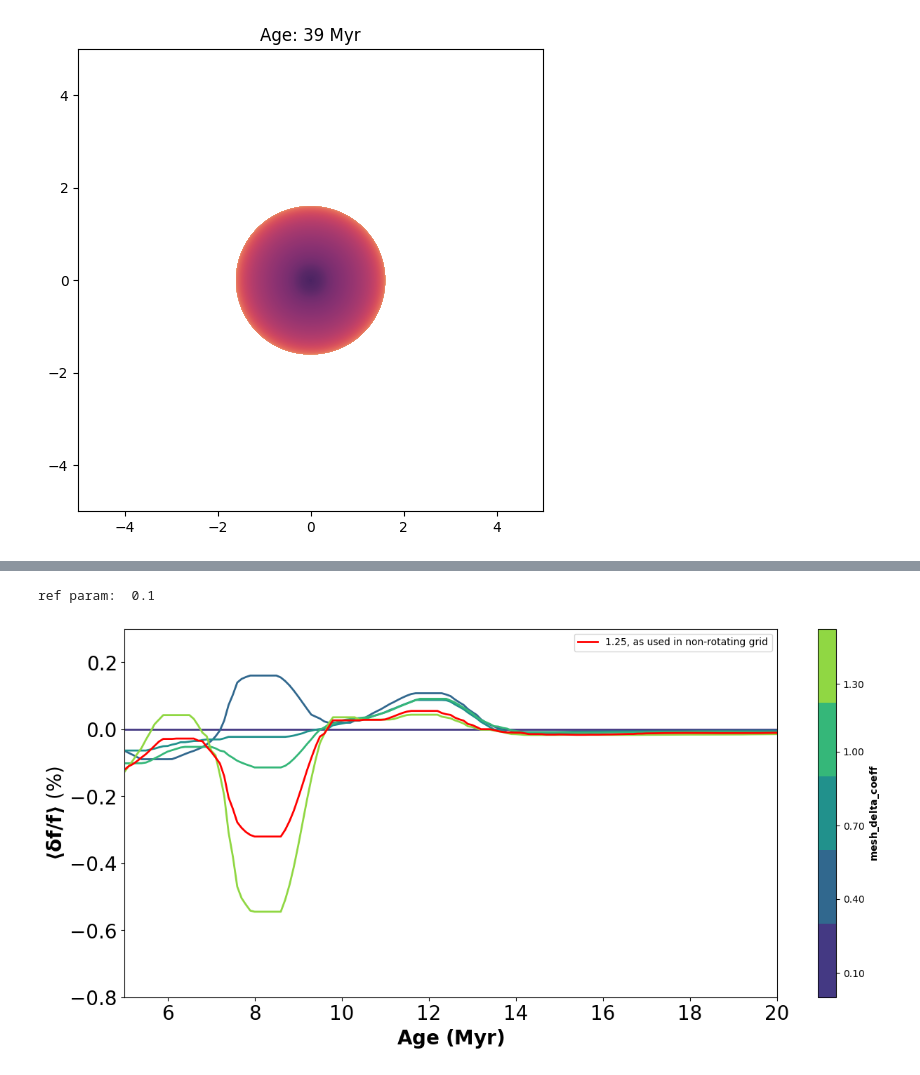
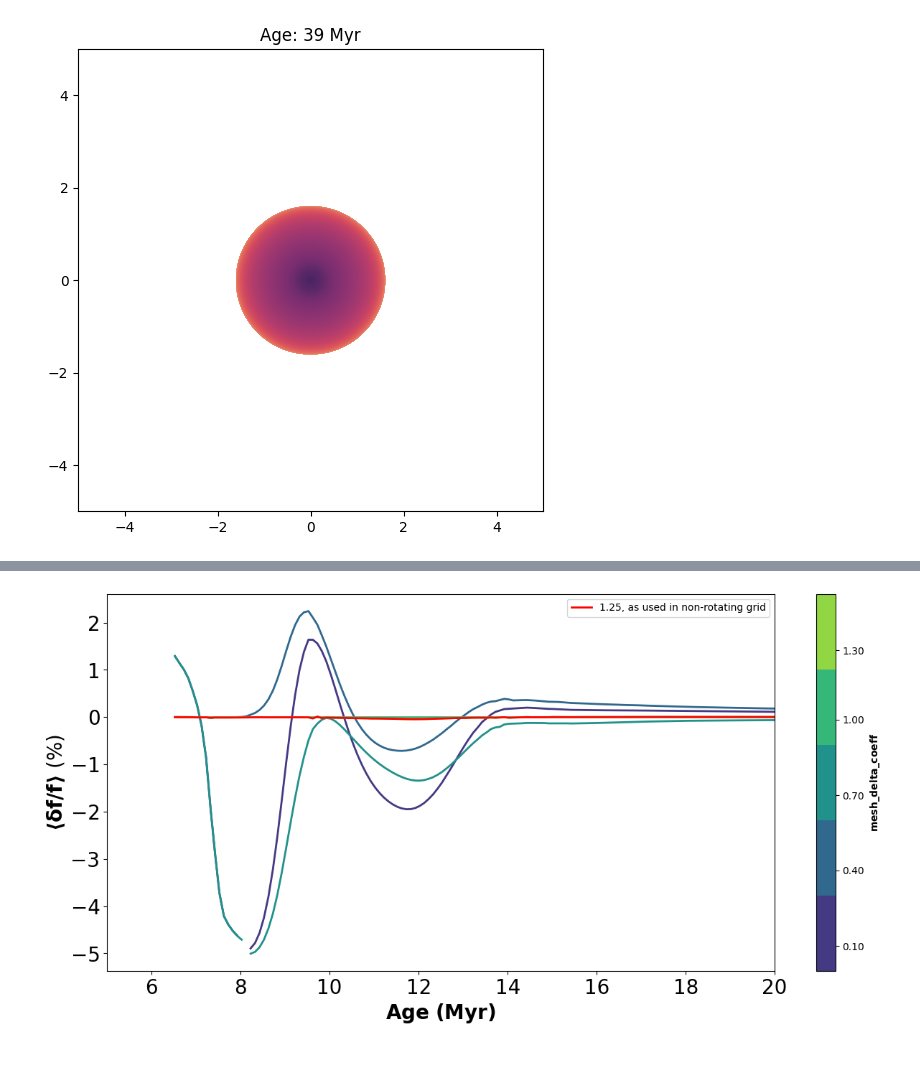
Before and after one commit to gautam-404/MESA-tests, a Jupyter notebook: test.ipynb, the cells around one changed output, grey strips where cells are left out. Drawn from its saved outputs; the diff is of its cells as text; code cells hidden in the pictures.

```diff
--- a/test.ipynb
+++ b/test.ipynb
@@ -8,7 +8,3 @@ import seaborn as sns
 from scipy.interpolate import interp1d
 import matplotlib as mpl
 import glob
-# %%
-df = pd.read_csv("minisaurus_parallel.csv").fillna(0).drop(columns=['model_number', 'gyre_fn', 'num_zones',
-                                                                    'priority','star_age', 'num_retries','num_iters'])
-df.columns
@@ -140,20 +106,23 @@ with plt.ion():
 # %%
-ages_t = np.arange(0, 40, 0.1)
+ref = 3
+# ages_t = np.arange(df_master[df_master.tr_num == ref].Myr.values[0], 1500, 0.1)
+
 
 dfs = []
-for tr_num in range(6):
-    this_df = df[df.tr_num == tr_num]
+age_lists = []
+for tr_num in range(5):
+    this_df = df_master[df_master.tr_num == tr_num]
     this_df = this_df.sort_values(by='Myr').reset_index()
     new_df = pd.DataFrame()
-    new_df['Myr'] = ages_t
+    new_df['Myr'] = np.arange(this_df.Myr.values[0], 500, 0.1)
     for col in this_df.columns:
-        if col not in ['Myr', 'tr_num', 'm', 'v', 'z']:
+        if col not in ['index', 'Myr', 'tr_num', 'm', 'v', 'z']:
             f = interp1d(this_df["Myr"], this_df[col], kind='slinear', fill_value='extrapolate')
-            new_df[col] = f(ages_t)
+            new_df[col] = f(new_df['Myr'])
     dfs.append(new_df)
 
 
 # dfs = []
-# for tr_num in range(6):
+# for tr_num in range(5):
 #     this_df = df[df.tr_num == tr_num]
 #     dfs.append(this_df.sort_values(by='Myr').reset_index())
@@ -181,10 +134,10 @@ cols0 = ['n1ell0m0', 'n2ell0m0', 'n3ell0m0',
 cols1 = ['n1ell1m0', 'n2ell1m0', 'n3ell1m0', 'n4ell1m0',
          'n5ell1m0', 'n6ell1m0', 'n7ell1m0', 'n8ell1m0', 'n9ell1m0', 'n10ell1m0']
 
-ref = 0
+ref = 3
 df_ref = dfs[ref]
-param_samples = np.round(np.append(np.arange(0.1, 1.4, 0.3), [1.25]), 3)
-print("ref param: ", param_samples[ref])
+# param_samples = np.round(np.append(np.arange(0.1, 1.4, 0.3), [1.25]), 3)
+# print("ref param: ", param_samples[ref])
 mean_diffs = []
 ages = []
 
@@ -193,10 +146,10 @@ for this_df in dfs:
     this_mean = []
     age = []
     for i, row in df_ref.iterrows():
-        freqs_alt_0 = row[cols0]
-        freqs_alt_1 = row[cols1]
-        freqs_ref_0 = this_df.iloc[i][cols0]
-        freqs_ref_1 = this_df.iloc[i][cols1]
+        freqs_ref_0 = row[cols0]
+        freqs_ref_1 = row[cols1]
+        freqs_alt_0 = this_df.iloc[i][cols0]
+        freqs_alt_1 = this_df.iloc[i][cols1]
         diff_0 = ((freqs_ref_0 - freqs_alt_0)/freqs_ref_0).fillna(0)
         diff_1 = ((freqs_ref_1 - freqs_alt_1)/freqs_ref_1).fillna(0)
         this_mean.append(np.mean( np.append(diff_0, diff_1) ))
@@ -205,8 +158,6 @@ for this_df in dfs:
             break
     ages.append(age)
     mean_diffs.append(this_mean)
-# %% [output]
-ref param:  0.1
 # %%
 diffs_save = np.array(mean_diffs)
 # %%
@@ -214,11 +165,11 @@ diffs_save = np.array(mean_diffs)
 from scipy.signal import medfilt as filter
 diffs = []
 for i, mean_diff in enumerate(diffs_save):
-    diffs.append(filter(mean_diff, 13))
+    diffs.append(filter(mean_diff, 5))
 mean_diffs = diffs
 # %%
 fig = plt.figure(figsize=(15, 15))
-palette = sns.color_palette("viridis", len(param_samples))
+palette = sns.color_palette("viridis", len(dfs))
 # palette = sns.color_palette("colorblind", len(var_samples))
 linestyle_tuple = [
      ('dotted',                (0, (1, 1))),
@@ -235,7 +186,7 @@ linestyle_tuple = [
 
 
 ax1 = plt.subplot(2, 1, 1)
-for ind, var in enumerate(param_samples):
+for ind, df in enumerate(dfs):
     plt.plot(ages[ind], 100*np.array(mean_diffs[ind]), color=palette[ind], lw=2)
 plt.plot(ages[-1], 100*np.array(mean_diffs[-1]), lw=2, color='red', label=f'1.25, as used in non-rotating grid')
 plt.legend(loc='upper right')
@@ -245,7 +196,7 @@ title_font = mpl.font_manager.FontProperties(weight='black',
 font = mpl.font_manager.FontProperties(weight='bold',
                                    style='normal', size=18)
 plt.xlim([5, 20])
-plt.ylim([-0.8, 0.3])
+# plt.ylim([-0.3, 0.8])
 plt.xlabel(r'$\bf{Age\ (Myr)}$', size=20)
 plt.ylabel(r'$\bf{\langle{\delta f/f}} \rangle\ \rm{(\%)}$', size=20)
 plt.gca().xaxis.set_tick_params(labelsize=20)
@@ -256,31 +207,31 @@ plt.gca().yaxis.set_tick_params(labelsize=20)
 
 # ax2 = plt.subplot(2, 1, 2)
 # for ind, var in enumerate(var_samples):
 #     # plt.plot(age, mean_diffs[ind], color=palette[ind], lw=2, linestyle=linestyle_tuple[ind][1])
 #     plt.plot(ages[ind], mean_diffs[ind], color=palette[ind], lw=2)
 # plt.plot(ages[-1], mean_diffs[-1], lw=2, color='red')
 # plt.xlabel(r'$\bf{Age\ (Myr)}$', size=20)
 # plt.ylabel(r'$\bf{\langle{\delta f/f}} \rangle\ \rm{(\%)}$', size=20)
 # plt.gca().xaxis.set_tick_params(labelsize=20)
 # plt.gca().yaxis.set_tick_params(labelsize=20)
 # plt.xlim([20, 500])
 # plt.ylim([-0.01, 0.03])
 # plt.subplots_adjust(wspace=0, hspace=0.3)
 
 
 param_samples = np.arange(0.1, 1.4, 0.3)
 Z = [[0,0],[0,0]]
 levels = np.array(sorted(param_samples)+[1.7])
 contour = plt.contourf(Z, levels, cmap=mpl.colors.ListedColormap(palette))
 axes = [ax1]
 cb = plt.colorbar(contour, ticks=levels+0.1, label=r'$\bf{mesh\_delta\_coeff}$', ax=axes)
 cb.set_ticklabels([f"{level:.2f}" for level in levels])
 
 # ax1.yaxis.set_major_formatter(mtick.PercentFormatter(xmax=1, decimals=1, symbol=''))
 # ax2.yaxis.set_major_formatter(mtick.PercentFormatter(xmax=1, decimals=1, symbol=''))
 
 fig.align_ylabels([ax1])
 plt.show()
 # plt.savefig(f'../figures/mean_diff_panels.pdf', dpi=300, bbox_inches='tight')
 # %% [output]
-[figure, old version]
+[figure, new version]
```
Also changed, not shown: parts of 15 cells of this notebook, 3 other files.
